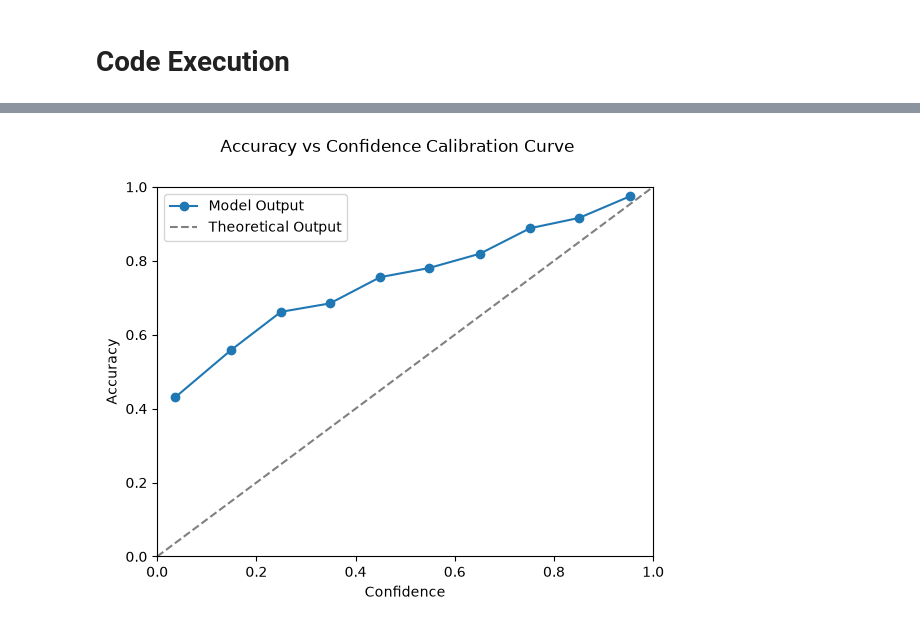
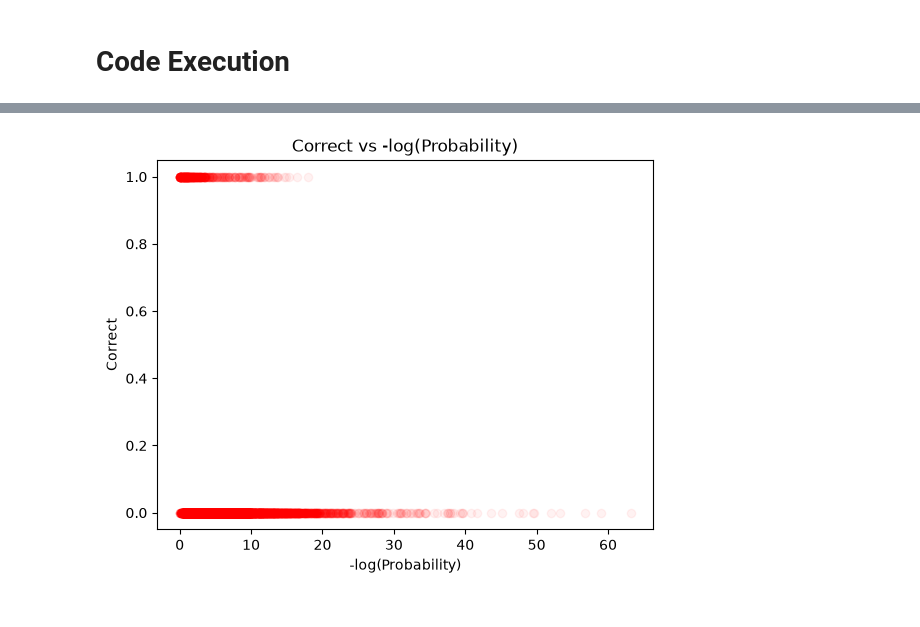
Before and after one commit to Kaqiha/Model-Confidence-Detection, a Jupyter notebook: MCD/Model Uncertainty Detection.ipynb, the cells around one changed output, grey strips where cells are left out. Drawn from its saved outputs; the diff is of its cells as text; code cells hidden in the pictures.

Commit message:
Graphed using -log(probability) and created AUROC curve, while also enabling sampling and removing context for worse outputs for better variety of true and falses at high confidence.

```diff
--- a/MCD/Model Uncertainty Detection.ipynb
+++ b/MCD/Model Uncertainty Detection.ipynb
@@ -68,6 +71,6 @@ prompt = [[
     },
     {
         "role": "user",
-        "content":  f"Context:\n{context}\n\nQuestion:\n{question}"
+        "content":  f"Question:\n{question}"
     }
-]for context,question in zip(ds["train"]["context"],ds["train"]["question"])]
+]for question in (ds["train"]["question"])]
@@ -128,8 +129,8 @@ def output_batch(input, input_length,questions,offset):
         input_ids = input['input_ids'],
         attention_mask = input['attention_mask'],
         max_new_tokens= 100,
-        do_sample=False,
-        temperature=1,
+        do_sample=True,
+        temperature=1.2,
         pad_token_id=tokenizer.pad_token_id,
         tokenizer=tokenizer,
         return_dict_in_generate=True,
@@ -153,4 +154,4 @@ def output_batch(input, input_length,questions,offset):
     confidence = torch.zeros(questions)
     max_prob, max_ids = torch.max(prob,dim=2)
     confidence = torch.prod(max_prob,dim=0).cpu()
-    return(f1,confidence)
+    return(f1,confidence,output)
@@ -183,8 +163,10 @@ col = []
 size = 10
 for i in range(0,1000):
     input, input_length, questions = input_batch(i,size)
-    f1, confidence = output_batch(input,input_length,questions,i*size)
+    f1, confidence,output = output_batch(input,input_length,questions,i*size)
     f1l.append(f1)
     col.append(confidence)
     if (i+1)%100 == 0:
         print("batch",i+1)
+f1l = torch.cat(f1l).numpy()
+col = torch.cat(col).numpy()
@@ -191,5 +184,11 @@ for i in range(0,1000):
 # %%
-plot(col,f1l)
-plt.savefig("Calibration Curve.svg")
+lic = -np.log(col)#log inverse confidence
+correct = f1l
+plt.plot(lic,correct,"ro",alpha=0.05)
+plt.title("Correct vs -log(Probability)")
+plt.ylabel("Correct")
+plt.xlabel("-log(Probability)")
+plt.show()
+#plt.savefig("Calibration Curve.svg")
 # %% [output]
-[figure, old version]
+[figure, new version]
```
Also changed, not shown: parts of 7 cells of this notebook, 3 other files.
